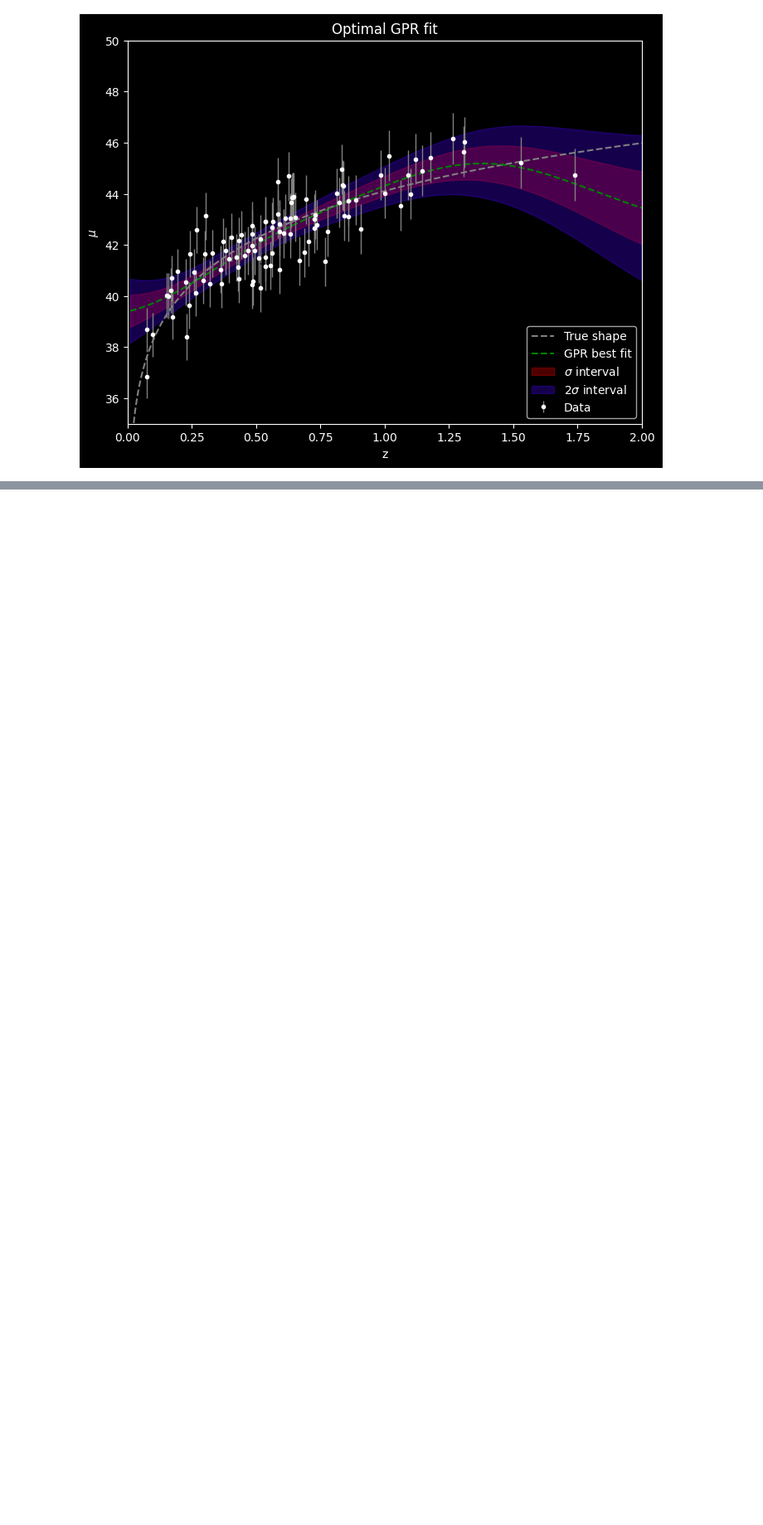
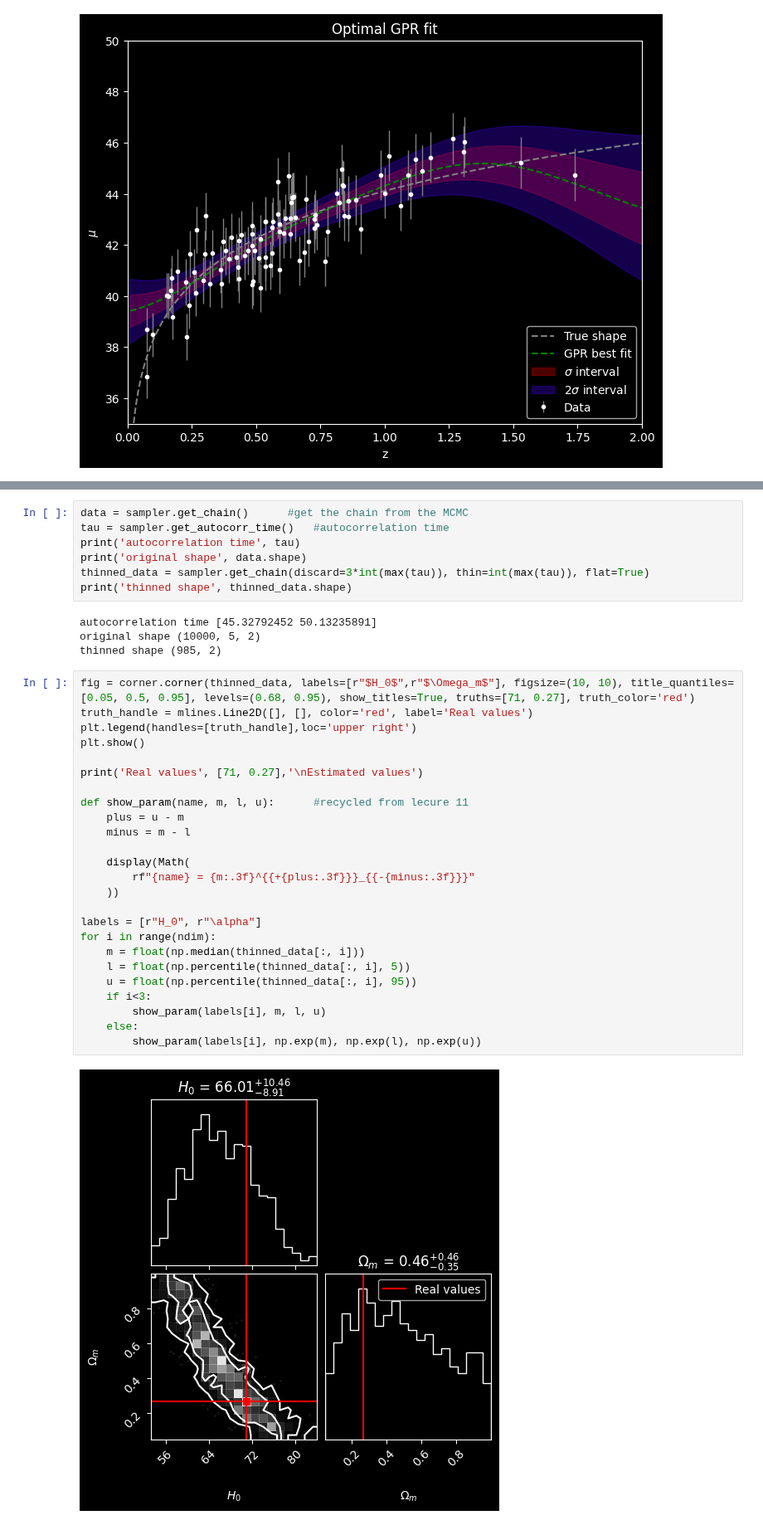
Before and after one commit to RiccardoFanton/astrostatistics_bicocca_2026, a Jupyter notebook: working/Lecture_18.ipynb, the cells around one changed output, grey strips where cells are left out. Shown at 83% size. Cells and saved outputs as stored; diff of their text form; blank space fills up the shorter version.

```diff
--- a/working/Lecture_18.ipynb
+++ b/working/Lecture_18.ipynb
@@ -211,0 +280,38 @@ plt.show()
+# %%
+data = sampler.get_chain()      #get the chain from the MCMC
+tau = sampler.get_autocorr_time()   #autocorrelation time
+print('autocorrelation time', tau)
+print('original shape', data.shape)
+thinned_data = sampler.get_chain(discard=3*int(max(tau)), thin=int(max(tau)), flat=True)
+print('thinned shape', thinned_data.shape)
+# %% [output]
+autocorrelation time [45.32792452 50.13235891]
+original shape (10000, 5, 2)
+thinned shape (985, 2)
+# %%
+fig = corner.corner(thinned_data, labels=[r"$H_0$",r"$\Omega_m$"], figsize=(10, 10), title_quantiles=[0.05, 0.5, 0.95], levels=(0.68, 0.95), show_titles=True, truths=[71, 0.27], truth_color='red')
+truth_handle = mlines.Line2D([], [], color='red', label='Real values')
+plt.legend(handles=[truth_handle],loc='upper right')
+plt.show()
+
+print('Real values', [71, 0.27],'\nEstimated values')
+
+def show_param(name, m, l, u):      #recycled from lecure 11
+    plus = u - m
+    minus = m - l
+
+    display(Math(
+        rf"{name} = {m:.3f}^{{+{plus:.3f}}}_{{-{minus:.3f}}}"
+    ))
+
+labels = [r"H_0", r"\alpha"]
+for i in range(ndim):
+    m = float(np.median(thinned_data[:, i]))
+    l = float(np.percentile(thinned_data[:, i], 5))
+    u = float(np.percentile(thinned_data[:, i], 95))
+    if i<3:
+        show_param(labels[i], m, l, u)
+    else:
+        show_param(labels[i], np.exp(m), np.exp(l), np.exp(u))
+# %% [output]
+[figure, added]
```
Also changed, not shown: parts of 7 cells of this notebook.
